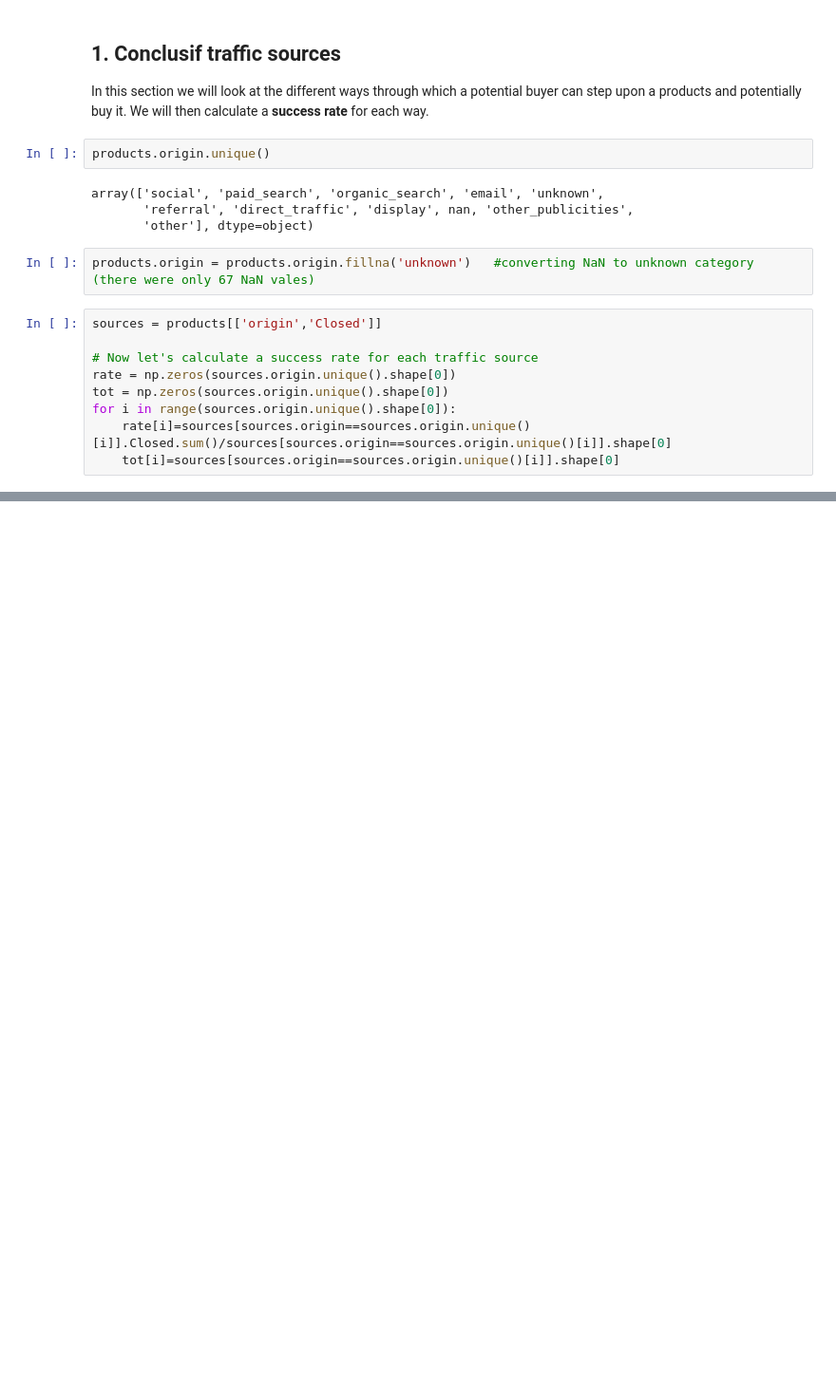
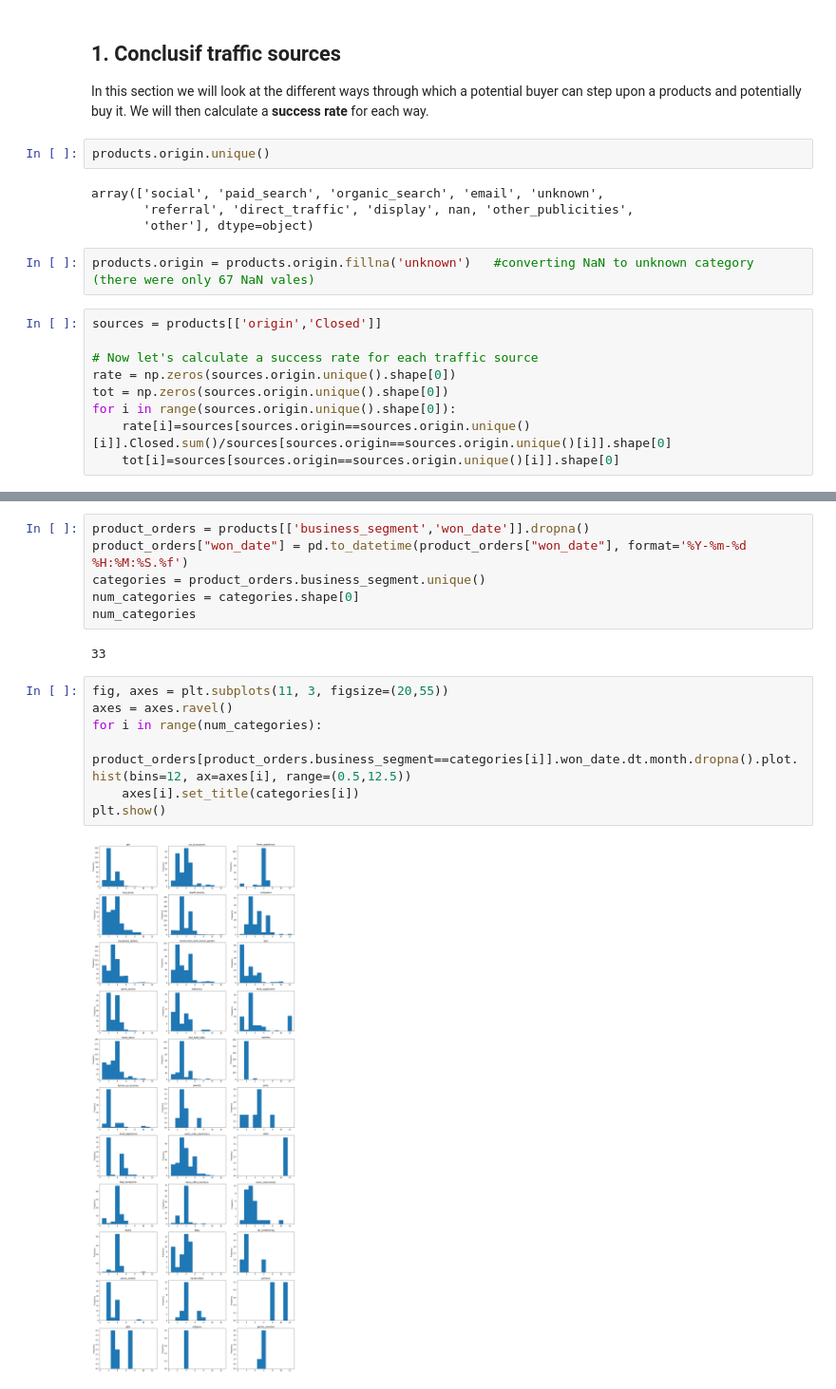
Before and after one commit to Mortiniera/brazilian-e-commerce, a Jupyter notebook: mathieu_sales.ipynb, the cells around one changed output, grey strips where cells are left out. Shown at 95% size. Cells and saved outputs as stored; diff of their text form; blank space fills up the shorter version.

```diff
--- a/mathieu_sales.ipynb
+++ b/mathieu_sales.ipynb
@@ -120,0 +139,17 @@ plt.show() # The total number of traffics is shown above each bar.
+# %%
+product_orders = products[['business_segment','won_date']].dropna()
+product_orders["won_date"] = pd.to_datetime(product_orders["won_date"], format='%Y-%m-%d %H:%M:%S.%f')
+categories = product_orders.business_segment.unique()
+num_categories = categories.shape[0]
+num_categories
+# %% [output]
+33
+# %%
+fig, axes = plt.subplots(11, 3, figsize=(20,55))
+axes = axes.ravel()
+for i in range(num_categories):
+    product_orders[product_orders.business_segment==categories[i]].won_date.dt.month.dropna().plot.hist(bins=12, ax=axes[i], range=(0.5,12.5))
+    axes[i].set_title(categories[i])
+plt.show()
+# %% [output]
+[figure, added]
```
Also changed, not shown: parts of 7 cells of this notebook.
